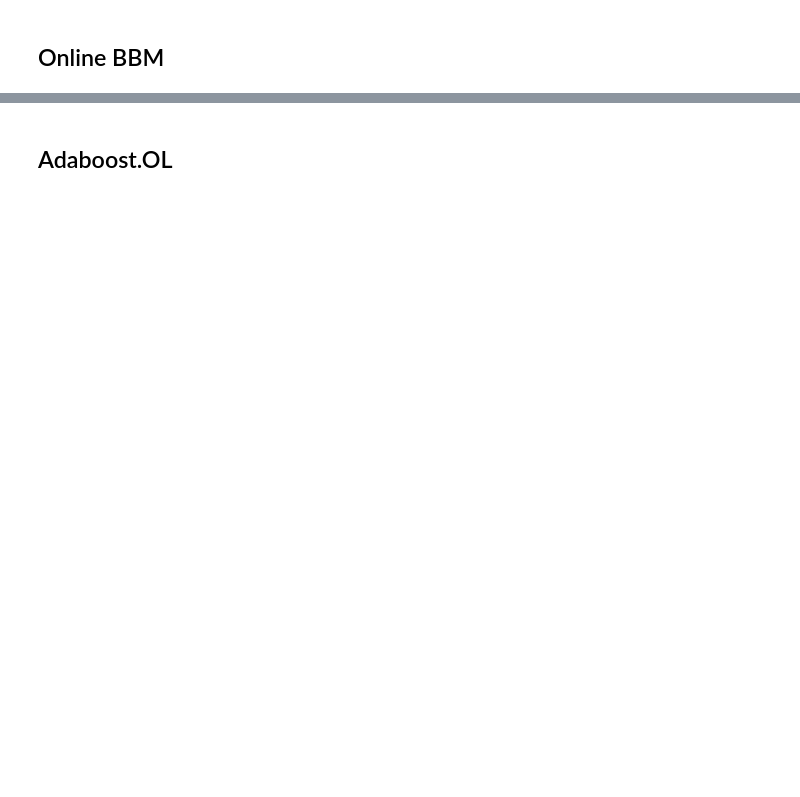
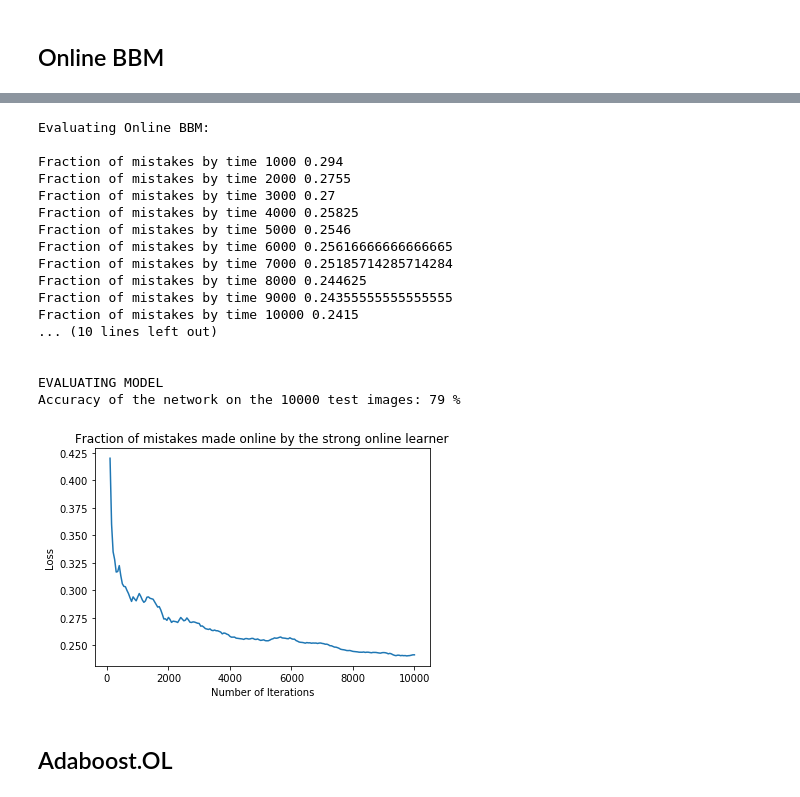
Before and after one commit to dqii/cos511_final_project, a Jupyter notebook: perc_mnist.ipynb, the cells around one changed output, grey strips where cells are left out. Drawn from its saved outputs; the diff is of its cells as text; code cells hidden in the pictures; blank space fills up the shorter version.

```diff
--- a/perc_mnist.ipynb
+++ b/perc_mnist.ipynb
@@ -466,3 +481,24 @@ Accuracy of the network on the 10000 test images: 70 %
+# %%
+evaluate_onlineBBM(N=5, T=10000, architecture=2)
+# %% [output]
+Evaluating Online BBM:
+
+Fraction of mistakes by time 1000 0.294
+Fraction of mistakes by time 2000 0.2755
+Fraction of mistakes by time 3000 0.27
+Fraction of mistakes by time 4000 0.25825
+Fraction of mistakes by time 5000 0.2546
+Fraction of mistakes by time 6000 0.25616666666666665
+Fraction of mistakes by time 7000 0.25185714285714284
+Fraction of mistakes by time 8000 0.244625
+Fraction of mistakes by time 9000 0.24355555555555555
+Fraction of mistakes by time 10000 0.2415
+... (10 lines left out)
+
+
+EVALUATING MODEL
+Accuracy of the network on the 10000 test images: 79 %
+[figure, added]
 # %% [markdown]
 ## Adaboost.OL
 # %%
```
Also changed, not shown: parts of 7 cells of this notebook, 1 other file.
